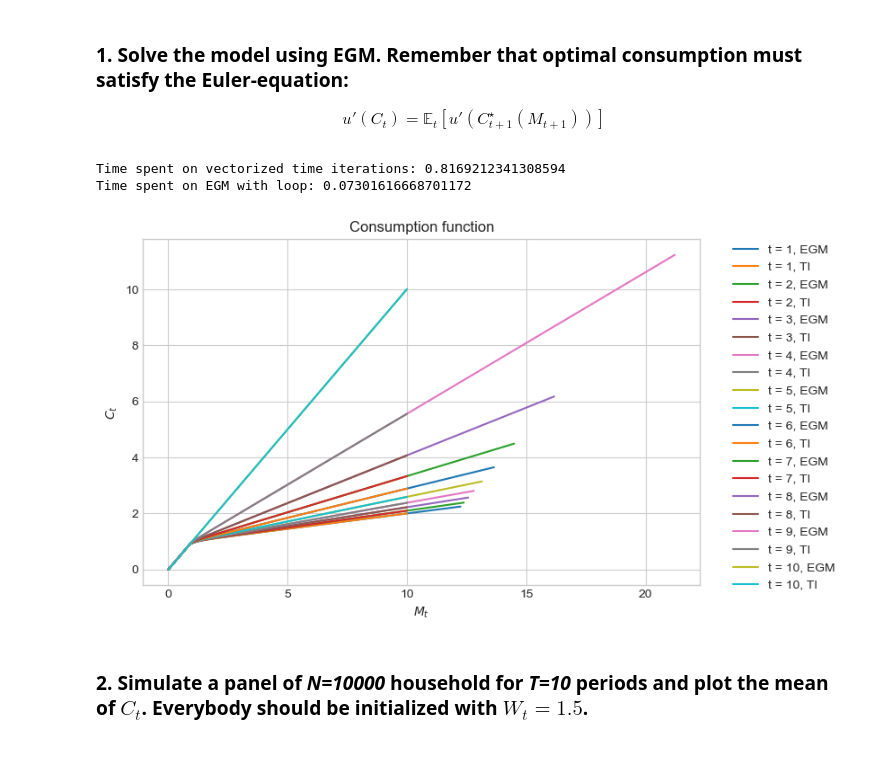
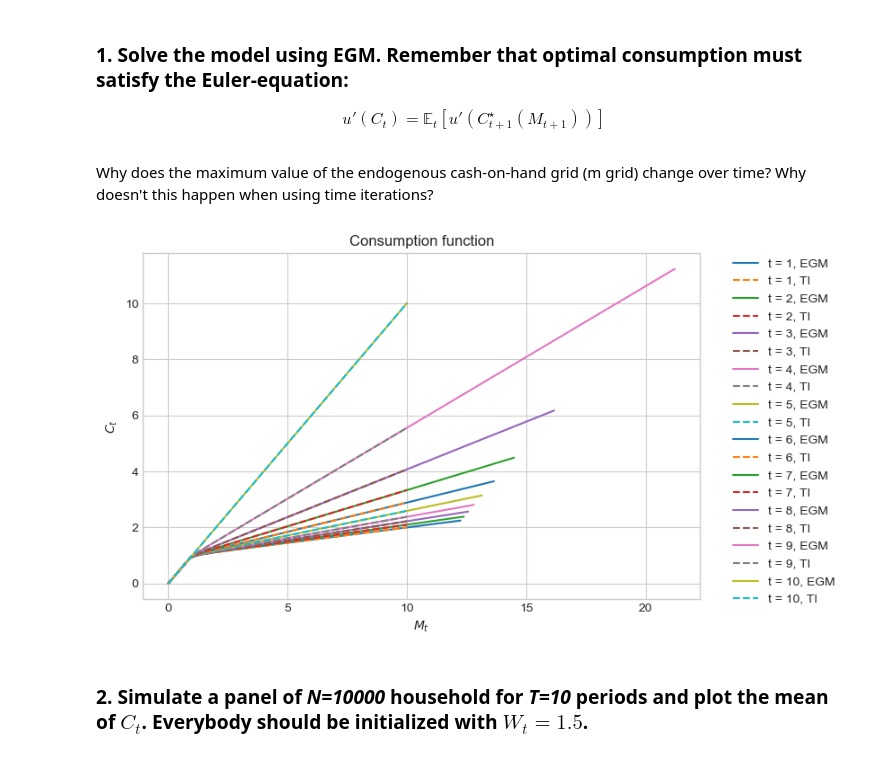
Before and after one commit to bschjerning/dp_ucph, a Jupyter notebook: 3_discrete_continuous_choice/exercises/ex_post/02_EGM.ipynb, the cells around one changed output. Cells and saved outputs as stored; diff of their text form; code cells hidden in the pictures.

Commit message:
Updated time iterations and EGM exercises
Documented code, given hints, and added a few questions

```diff
--- a/3_discrete_continuous_choice/exercises/ex_post/02_EGM.ipynb
+++ b/3_discrete_continuous_choice/exercises/ex_post/02_EGM.ipynb
@@ -38,20 +33,0 @@ import Exercise_2 as ex2
-# %%
-# Setup
-t1 = time.time()
-par_TI = ex1.setup()
-# Solve
-sol_TI = ex1.solve_ti(par_TI)
-t2 = time.time()
-print("Time spent on vectorized time iterations:", t2 - t1)
-
-
-# Setup
-t1 = time.time()
-par_EGM = ex2.setup()
-# Solve
-sol_EGM = ex2.solve_EGM(par_EGM, vector=False)
-t2 = time.time()
-print("Time spent on EGM with loop:", t2 - t1)
-# %% [output]
-Time spent on vectorized time iterations: 0.8169212341308594
-Time spent on EGM with loop: 0.07301616668701172
@@ -58,18 +52,19 @@ Time spent on EGM with loop: 0.07301616668701172
+# %% [markdown]
+Why does the maximum value of the endogenous cash-on-hand grid (m grid) change over time? Why doesn't this happen when using time iterations?
 # %%
 # Print consumption function
-
 fig = plt.figure(figsize=(8,5))# figsize is in inches...
 ax = fig.add_subplot(1,1,1)
 for t in range(par_EGM.T):
-    ax.plot(sol_EGM.M[:,t],sol_EGM.C[:,t], label=f"t = {t + 1}, EGM")
-    ax.plot(par_TI.grid_M,sol_TI.C[:,t], label=f"t = {t + 1}, TI")
+    ax.plot(sol_EGM.M[:,t],sol_EGM.C[:,t],  label=f"t = {t + 1}, EGM",  linestyle='-')
+    ax.plot(par_TI.grid_M,sol_TI.C[:,t],    label=f"t = {t + 1}, TI",   linestyle='--')
 ax.set_xlabel(f"$M_t$")
 ax.set_ylabel(f"$C_t$")
 ax.set_title(f'Consumption function')
 ax.legend(bbox_to_anchor=(1.05, 1), loc='upper left', borderaxespad=0.)
 plt.show()
 # %% [output]
-[figure, old version]
+[figure, new version]
 # %% [markdown]
 ### 2. Simulate a panel of *N=10000* household for *T=10* periods and plot the mean of $C_t$. Everybody should be initialized with $W_t = 1.5$.
 # %%
```
Also changed, not shown: parts of 6 cells of this notebook, 7 other files.
